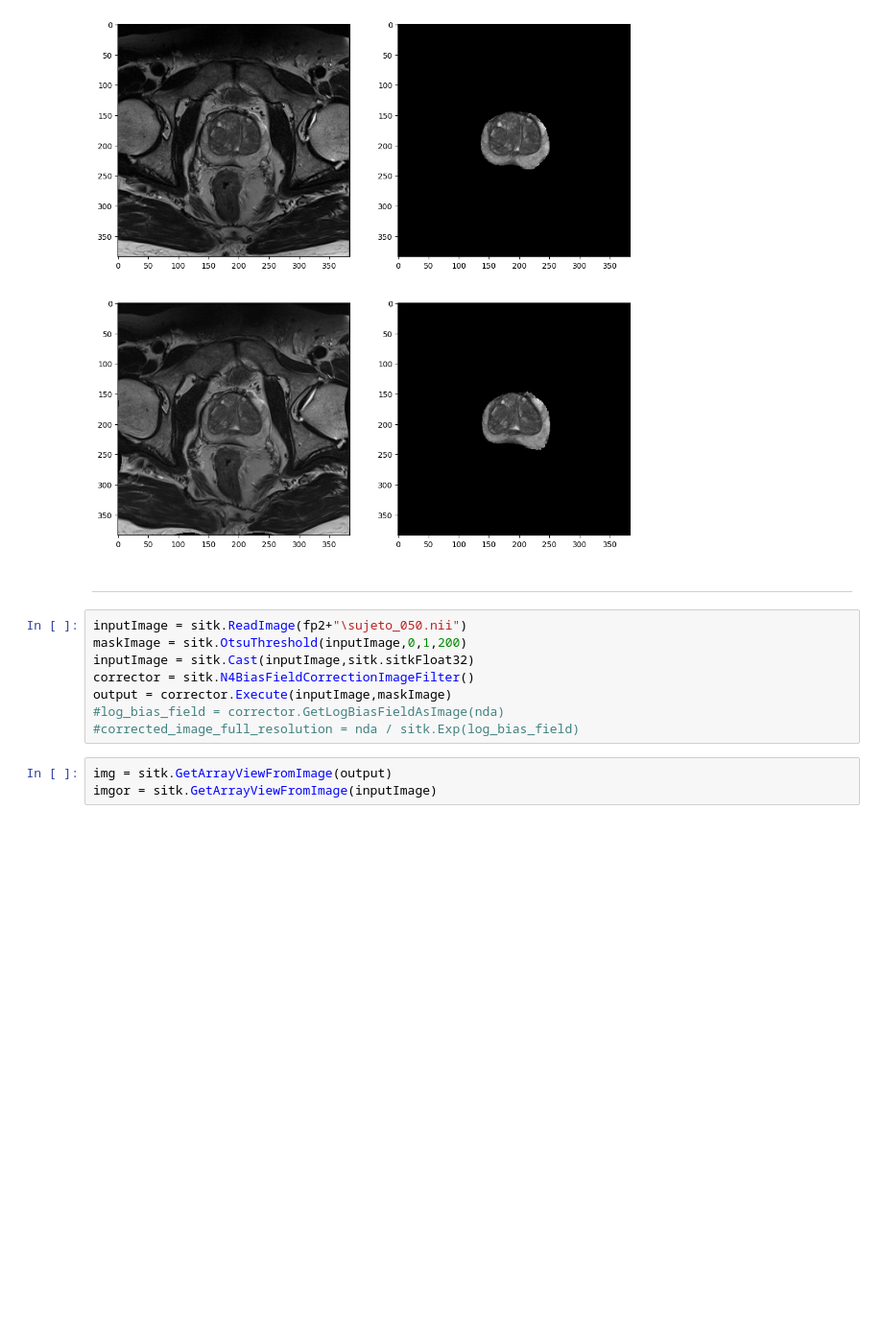
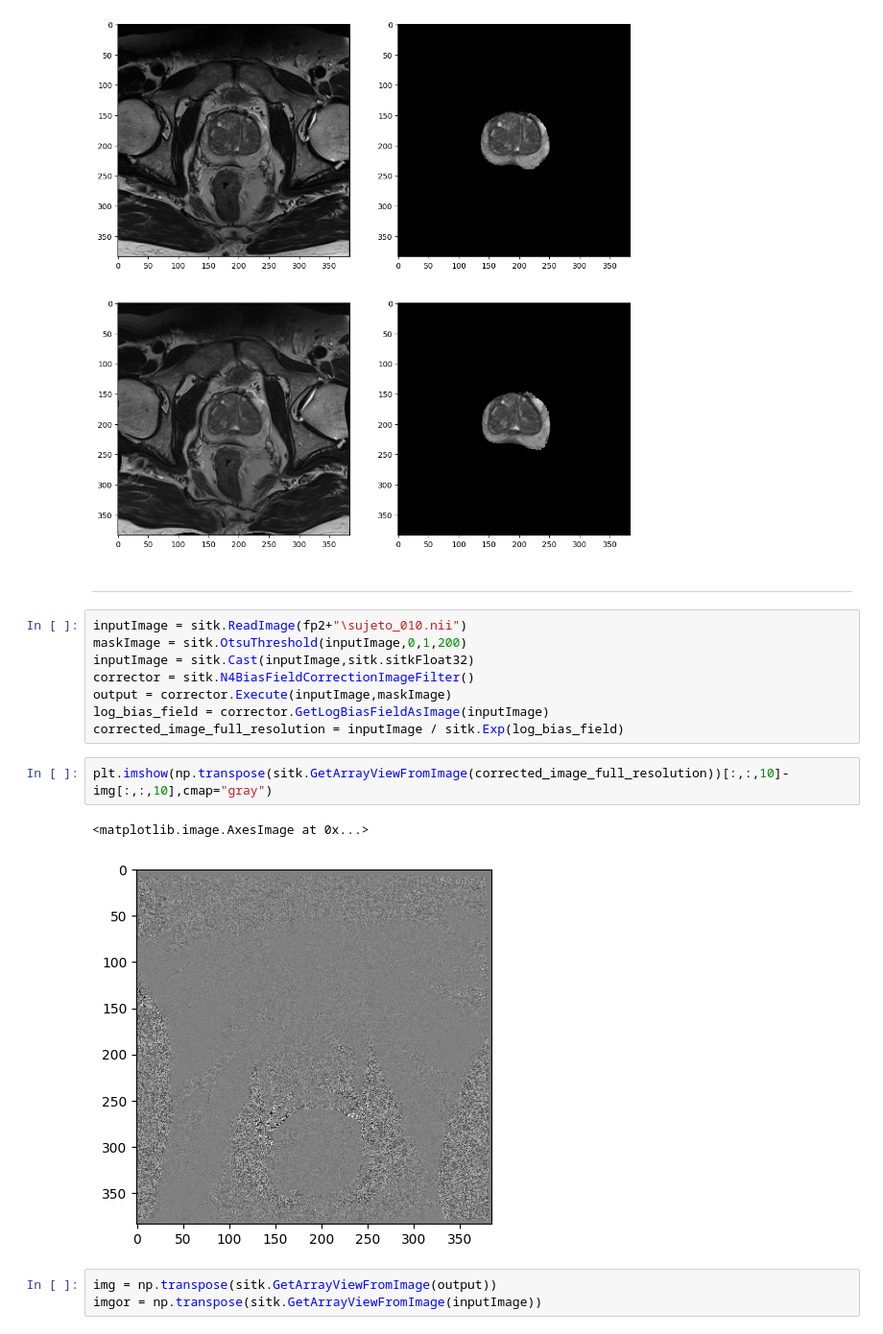
Before and after one commit to mpierangeli/PFI, a Jupyter notebook: viewer.ipynb, the cells around one changed output. Shown at 96% size. Cells and saved outputs as stored; diff of their text form; blank space fills up the shorter version.

```diff
--- a/viewer.ipynb
+++ b/viewer.ipynb
@@ -156,14 +119,19 @@ plt.show()
 # %% [markdown]
 ----------------------------
 # %%
-inputImage = sitk.ReadImage(fp2+"\sujeto_050.nii")
+inputImage = sitk.ReadImage(fp2+"\sujeto_010.nii")
 maskImage = sitk.OtsuThreshold(inputImage,0,1,200)
 inputImage = sitk.Cast(inputImage,sitk.sitkFloat32)
 corrector = sitk.N4BiasFieldCorrectionImageFilter()
 output = corrector.Execute(inputImage,maskImage)
-#log_bias_field = corrector.GetLogBiasFieldAsImage(nda)
-#corrected_image_full_resolution = nda / sitk.Exp(log_bias_field)
+log_bias_field = corrector.GetLogBiasFieldAsImage(inputImage)
+corrected_image_full_resolution = inputImage / sitk.Exp(log_bias_field)
+# %%
+plt.imshow(np.transpose(sitk.GetArrayViewFromImage(corrected_image_full_resolution))[:,:,10]-img[:,:,10],cmap="gray")
+# %% [output]
+<matplotlib.image.AxesImage at 0x...>
+[figure, added]
 # %%
-img = sitk.GetArrayViewFromImage(output)
-imgor = sitk.GetArrayViewFromImage(inputImage)
+img = np.transpose(sitk.GetArrayViewFromImage(output))
+imgor = np.transpose(sitk.GetArrayViewFromImage(inputImage))
 # %%
```
Also changed, not shown: parts of 13 cells of this notebook, 2 other files.
